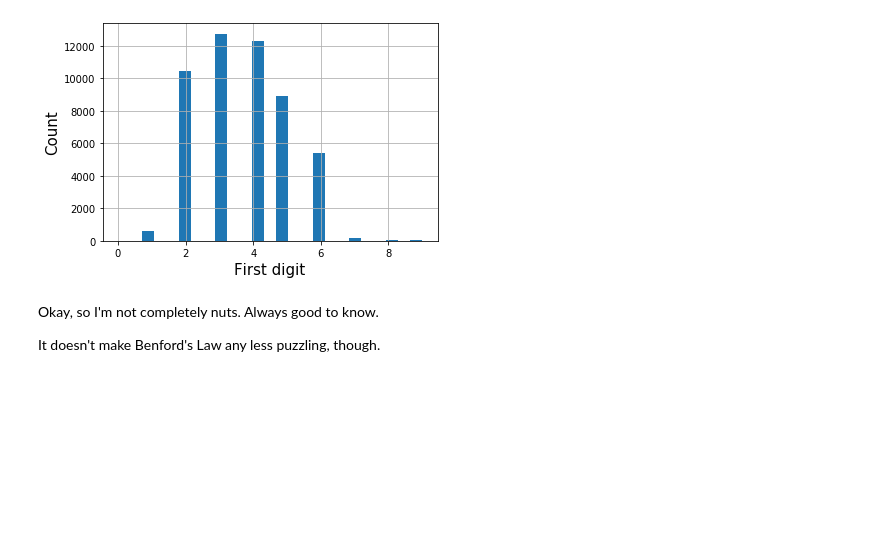
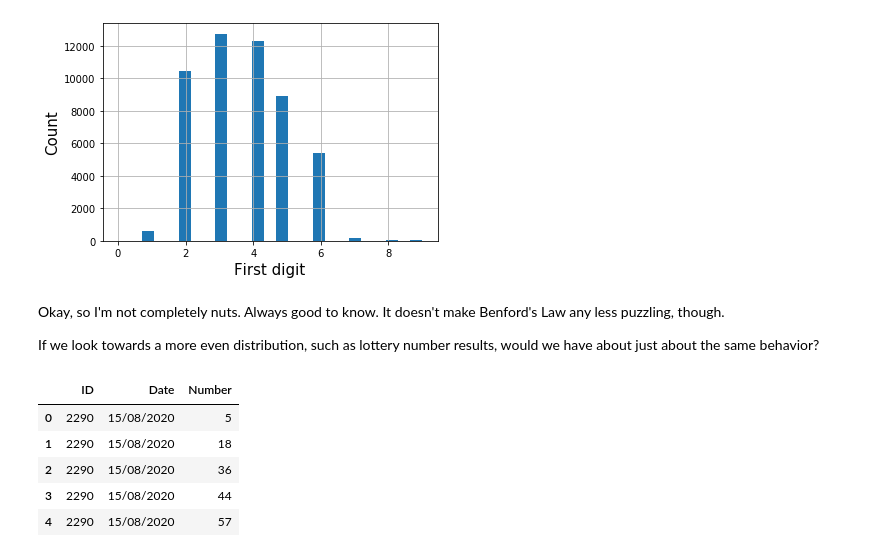
Before and after one commit to RCastilho91/coding_sandbox, a Jupyter notebook: Python and Jupyter/Benford's Law Test.ipynb, the cells around one changed output. Saved outputs shown, nothing was run; the diff lists cells and outputs as text; code cells hidden in the pictures; blank space fills up the shorter version.

```diff
--- a/Python and Jupyter/Benford's Law Test.ipynb
+++ b/Python and Jupyter/Benford's Law Test.ipynb
@@ -83,6 +77,6 @@ plt.ylabel("Count", fontsize=15)
 Text(0, 0.5, 'Count')
 [figure]
 # %% [markdown]
-Okay, so I'm not completely nuts. Always good to know.
+Okay, so I'm not completely nuts. Always good to know. It doesn't make Benford's Law any less puzzling, though.
 
-It doesn't make Benford's Law any less puzzling, though.
+If we look towards a more even distribution, such as lottery number results, would we have about just about the same behavior?
@@ -88,0 +86,9 @@ It doesn't make Benford's Law any less puzzling, though.
+# %%
+lottery.head()
+# %% [output]
+|  | ID | Date | Number |
+| 0 | 2290 | 15/08/2020 | 5 |
+| 1 | 2290 | 15/08/2020 | 18 |
+| 2 | 2290 | 15/08/2020 | 36 |
+| 3 | 2290 | 15/08/2020 | 44 |
+| 4 | 2290 | 15/08/2020 | 57 |
```
Also changed, not shown: parts of 8 cells of this notebook.
